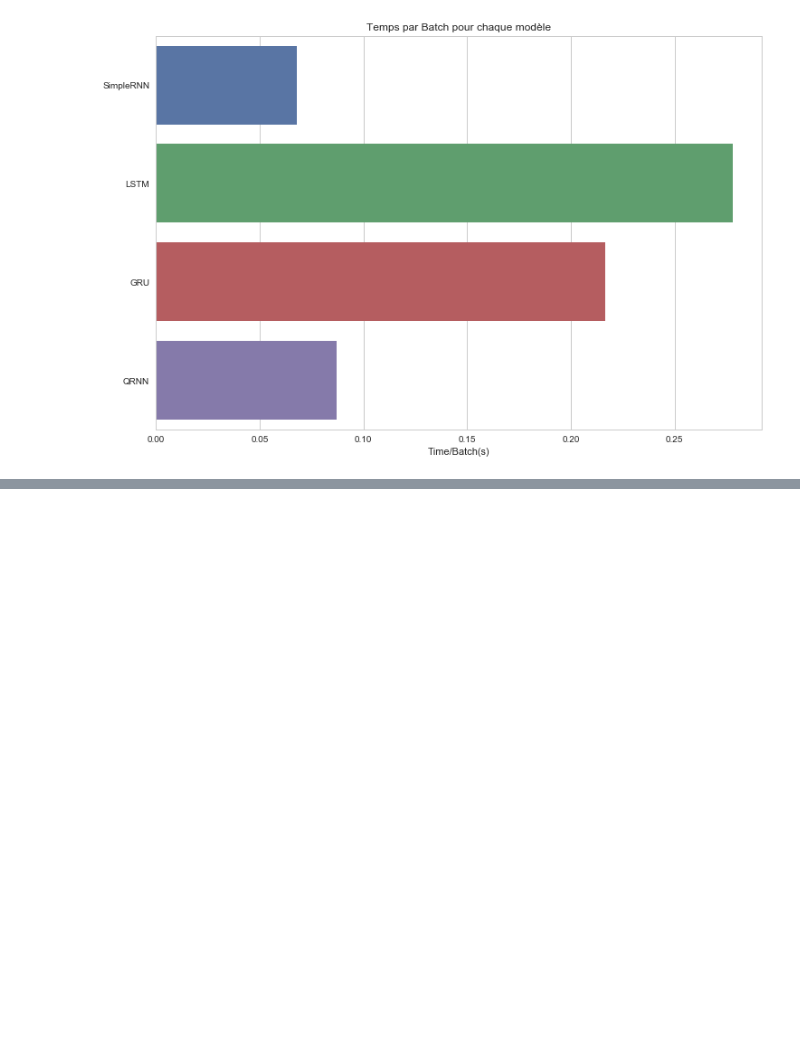
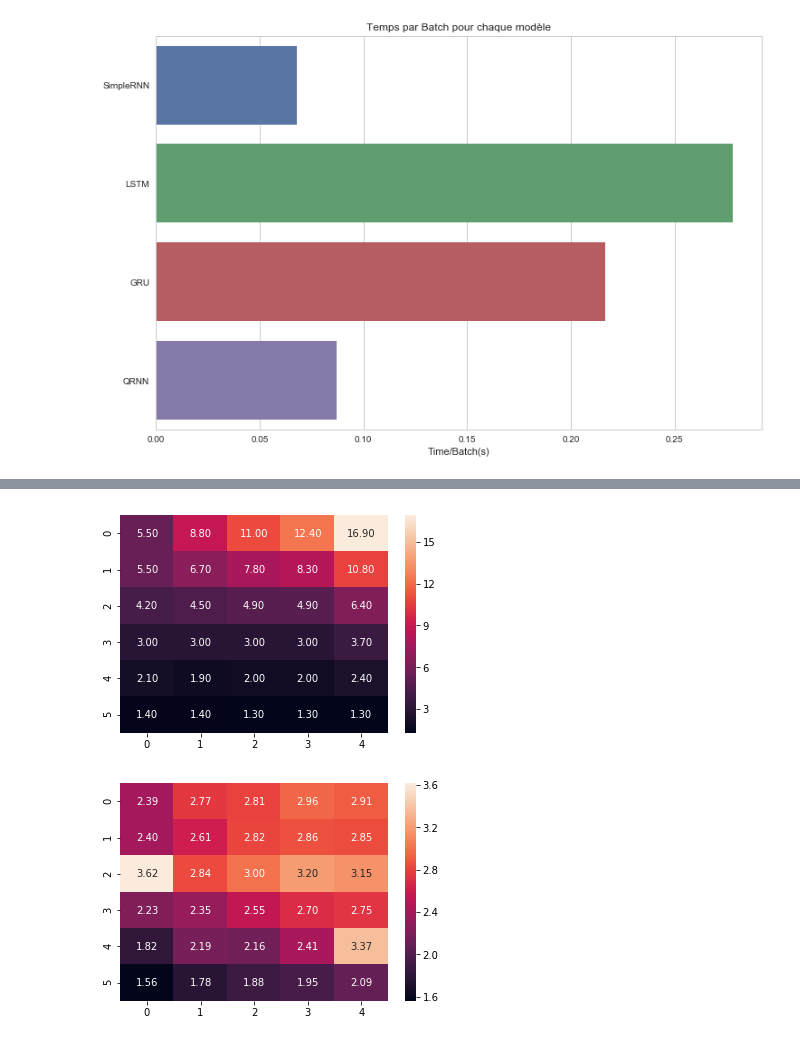
Before and after one commit to Coni63/OC_DS, a Jupyter notebook: P8/Example P8.ipynb, the cells around one changed output, grey strips where cells are left out. Drawn from its saved outputs; the diff is of its cells as text; code cells hidden in the pictures; blank space fills up the shorter version.

```diff
--- a/P8/Untitled.ipynb
+++ b/P8/Example P8.ipynb
@@ -433,0 +516,22 @@ plt.show()
+# %%
+with open('perf', 'rb') as f:
+    perfs = pickle.load(f)
+
+perfs = np.array(perfs).T
+
+perf_announced = np.array([
+    [5.5, 8.8, 11,  12.4, 16.9],
+    [5.5, 6.7, 7.8, 8.3,  10.8],
+    [4.2, 4.5, 4.9, 4.9,  6.4 ],
+    [3,   3,   3,   3,    3.7 ],
+    [2.1, 1.9, 2,   2,    2.4 ],
+    [1.4, 1.4, 1.3, 1.3,  1.3 ]
+])
+
+sns.heatmap(perf_announced, annot=True, fmt=".2f")
+plt.show()
+sns.heatmap(perfs, annot=True, fmt=".2f")
+plt.show()
+# %% [output]
+[figure, added]
+[figure, added]
```
Also changed, not shown: parts of 12 cells of this notebook, 7 other files.
